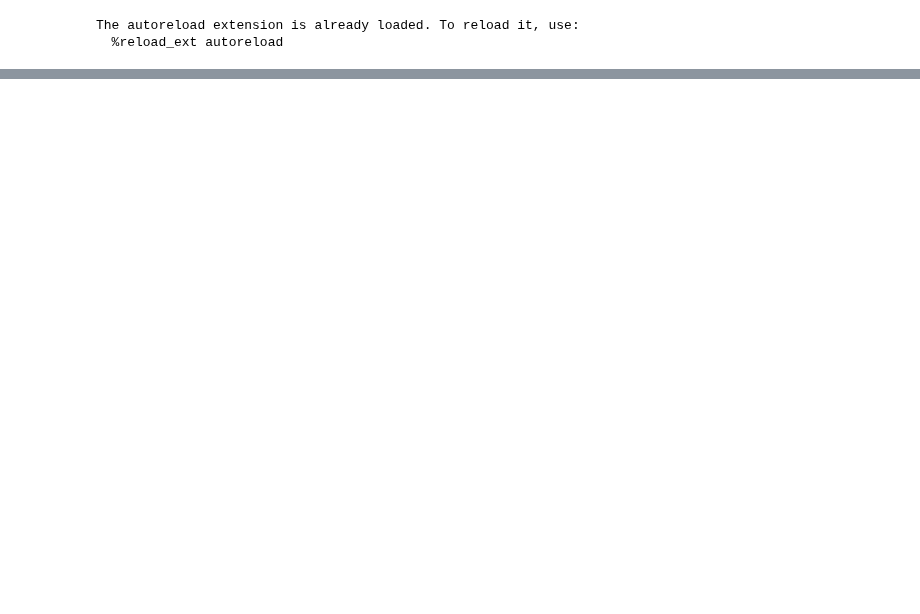
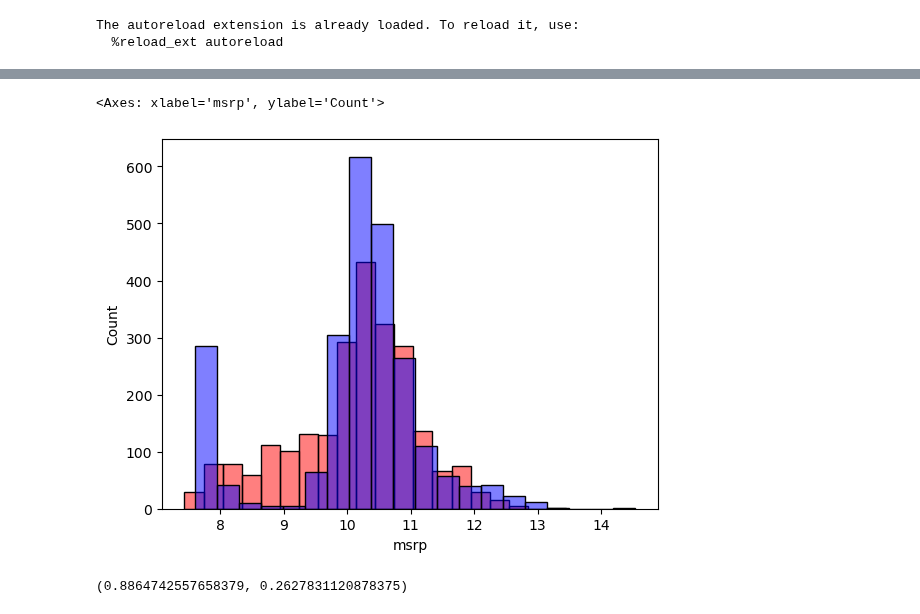
Before and after one commit to mtarcha/MachineLearning, a Jupyter notebook: LinearRegression/price_prediction.ipynb, the cells around one changed output, grey strips where cells are left out. Cells and saved outputs as stored; diff of their text form; code cells hidden in the pictures; blank space fills up the shorter version.

```diff
--- a/LinearRegression/price_prediction.ipynb
+++ b/LinearRegression/price_prediction.ipynb
@@ -123,0 +117,19 @@ sns.histplot(y_pr, color='red', alpha=0.5, bins=20)
+# %%
+from LinReg_normal_equation import LinearRegressionNE
+
+lr_ne = LinearRegressionNE()
+lr_ne.fit(X_train, y_train)
+
+y_pr_ne = lr_ne.predict(X_test)
+# %%
+sns.histplot(y_pr_ne, color='red', alpha=0.5, bins=20)
+sns.histplot(y_test, color='blue', alpha=0.5, bins=20)
+# %% [output]
+<Axes: xlabel='msrp', ylabel='Count'>
+[figure, added]
+# %%
+mse_gd = mse(y_pr_gd, y_test)
+mse_ne = mse(y_pr_ne, y_test)
+mse_gd, mse_ne
+# %% [output]
+(0.8864742557658379, 0.2627831120878375)
```
Also changed, not shown: parts of 4 cells of this notebook.
